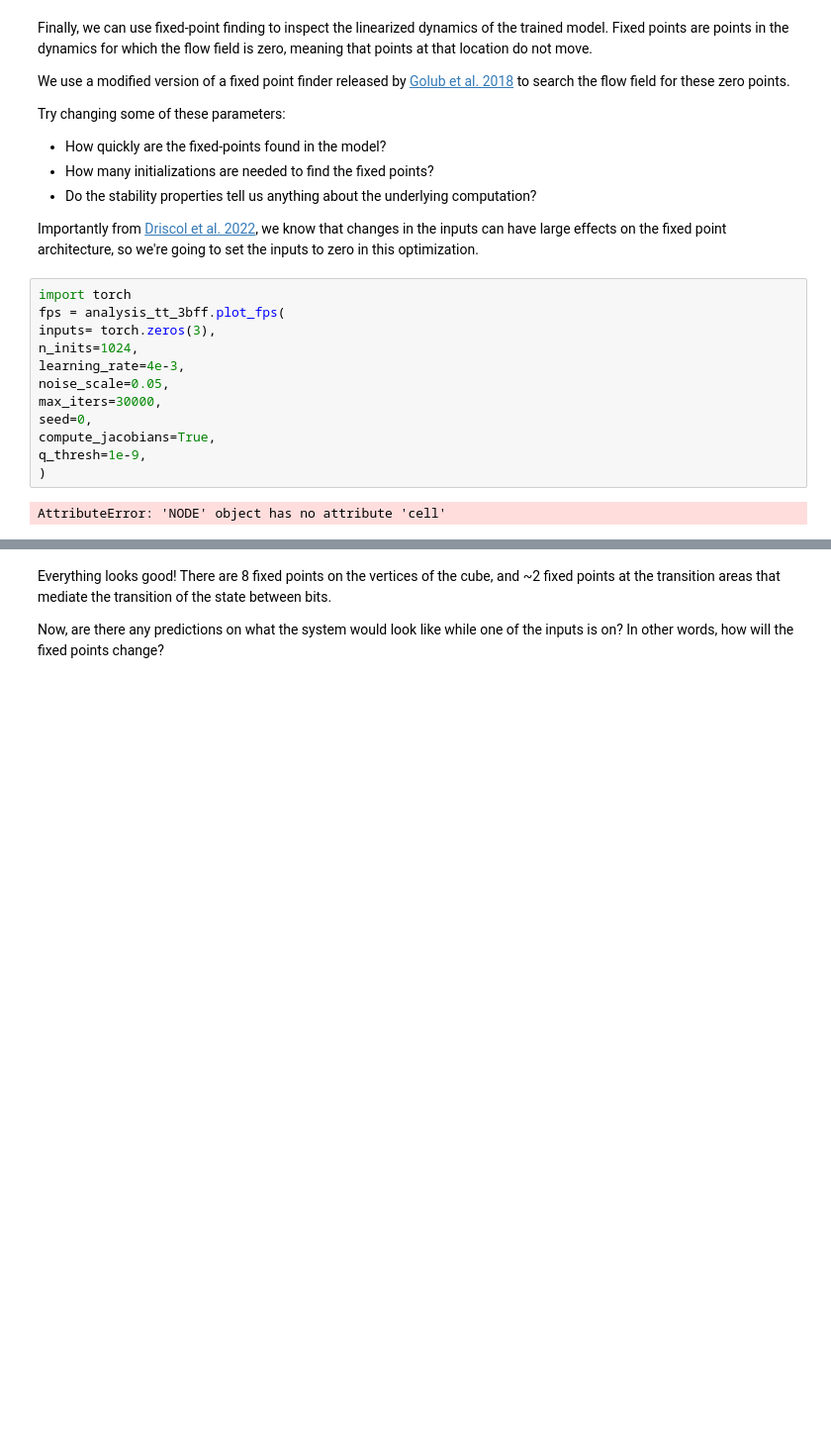
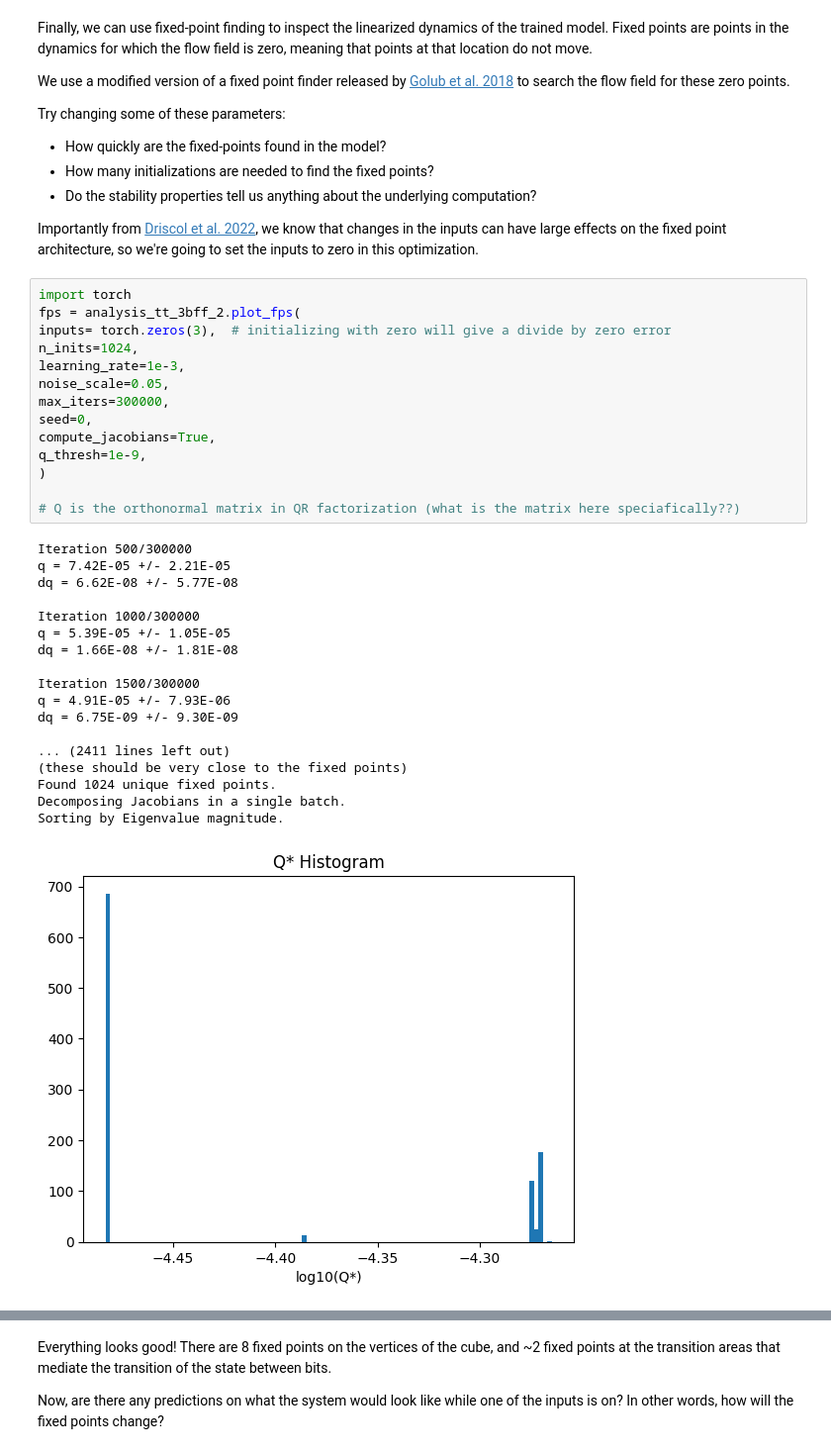
Before and after one commit to alejandradu/gnode, a Jupyter notebook: examples/TaskTraining_Analysis.ipynb, the cells around one changed output, grey strips where cells are left out. Shown at 99% size. Saved outputs shown, nothing was run; the diff lists cells and outputs as text; blank space fills up the shorter version.

```diff
--- a/examples/TaskTraining_Analysis.ipynb
+++ b/examples/TaskTraining_Analysis.ipynb
@@ -161,15 +193,34 @@ Try changing some of these parameters:
 Importantly from [Driscol et al. 2022](https://www.biorxiv.org/content/10.1101/2022.08.15.503870v1.full.pdf), we know that changes in the inputs can have large effects on the fixed point architecture, so we're going to set the inputs to zero in this optimization.
 # %%
 import torch
-fps = analysis_tt_3bff.plot_fps(
-inputs= torch.zeros(3),
+fps = analysis_tt_3bff_2.plot_fps(
+inputs= torch.zeros(3),  # initializing with zero will give a divide by zero error
 n_inits=1024,
-learning_rate=4e-3,
+learning_rate=1e-3,
 noise_scale=0.05,
-max_iters=30000,
+max_iters=300000,
 seed=0,
 compute_jacobians=True,
 q_thresh=1e-9,
 )
+
+# Q is the orthonormal matrix in QR factorization (what is the matrix here speciafically??)
 # %% [output]
-AttributeError: 'NODE' object has no attribute 'cell'
+Iteration 500/300000
+q = 7.42E-05 +/- 2.21E-05
+dq = 6.62E-08 +/- 5.77E-08
+
+Iteration 1000/300000
+q = 5.39E-05 +/- 1.05E-05
+dq = 1.66E-08 +/- 1.81E-08
+
+Iteration 1500/300000
+q = 4.91E-05 +/- 7.93E-06
+dq = 6.75E-09 +/- 9.30E-09
+
+... (2411 lines left out)
+(these should be very close to the fixed points)
+Found 1024 unique fixed points.
+Decomposing Jacobians in a single batch.
+Sorting by Eigenvalue magnitude.
+[figure, added]
```
Also changed, not shown: parts of 9 cells of this notebook, 2 other files.
